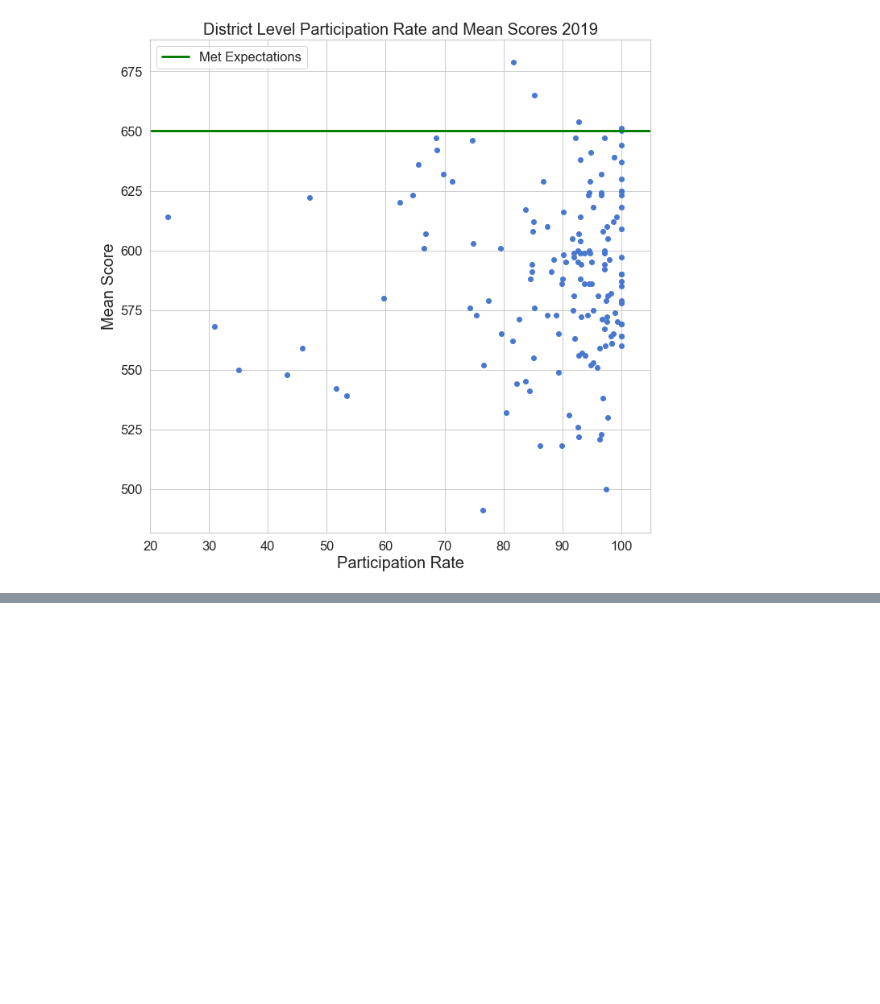
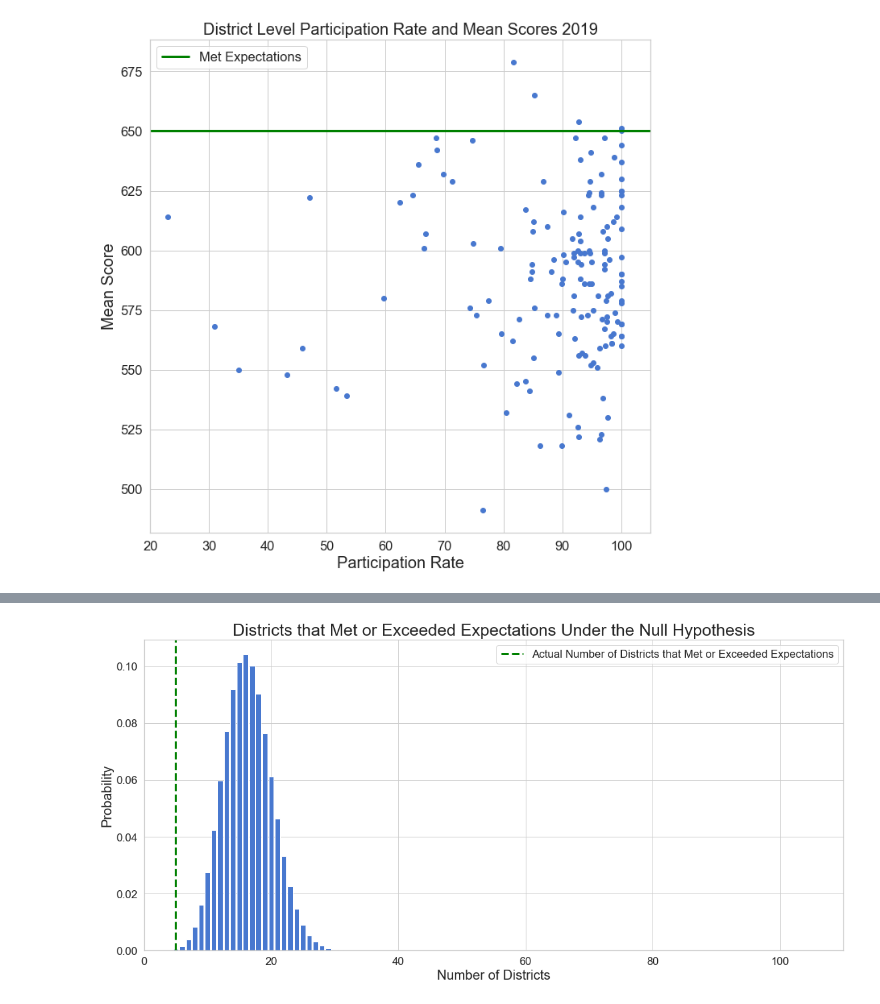
Before and after one commit to A-Hanson/2019-cmas-district-data-dive, a Jupyter notebook: notebooks/district_visualizations.ipynb, the cells around one changed output, grey strips where cells are left out. Saved outputs shown, nothing was run; the diff lists cells and outputs as text; code cells hidden in the pictures; blank space fills up the shorter version.

```diff
--- a/notebooks/district_visualizations.ipynb
+++ b/notebooks/district_visualizations.ipynb
@@ -115,0 +151,4 @@ plt.tight_layout()
+# %%
+binomial_test_graph(test, prob= 0.10) #The plt.savefig does weird stuff. Have to run full code to save image correctly
+# %% [output]
+[figure, added]
```
Also changed, not shown: parts of 6 cells of this notebook, 12 other files.
